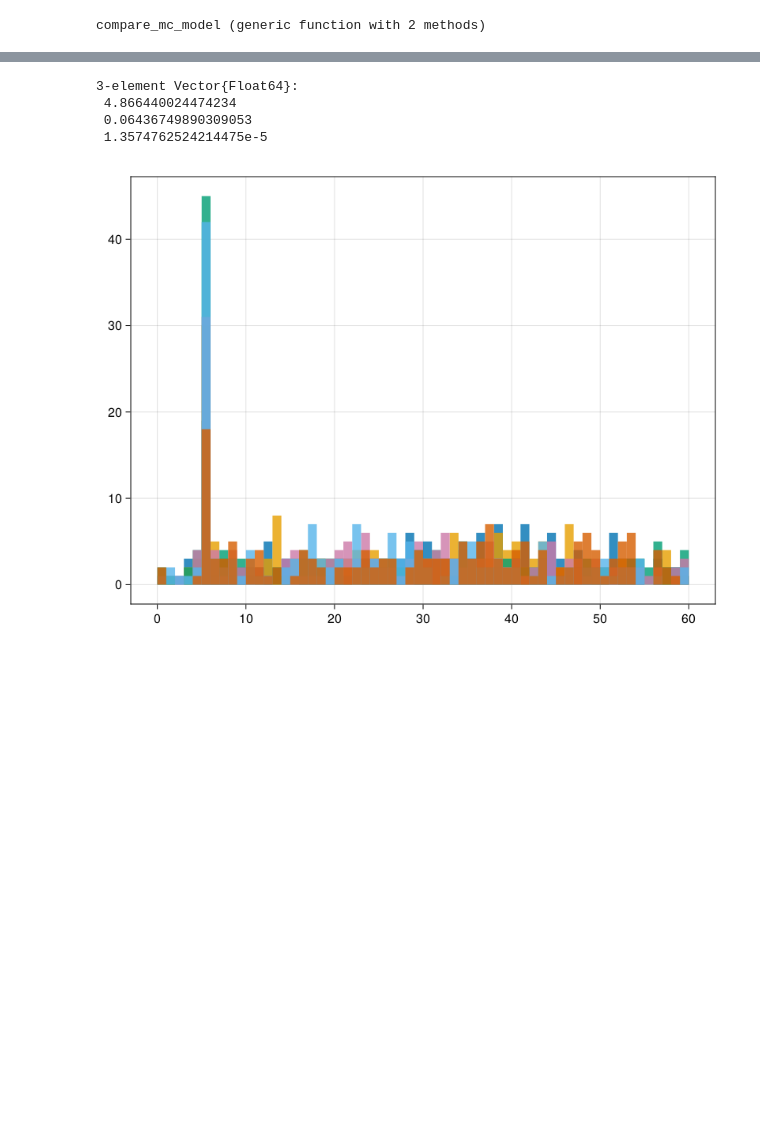
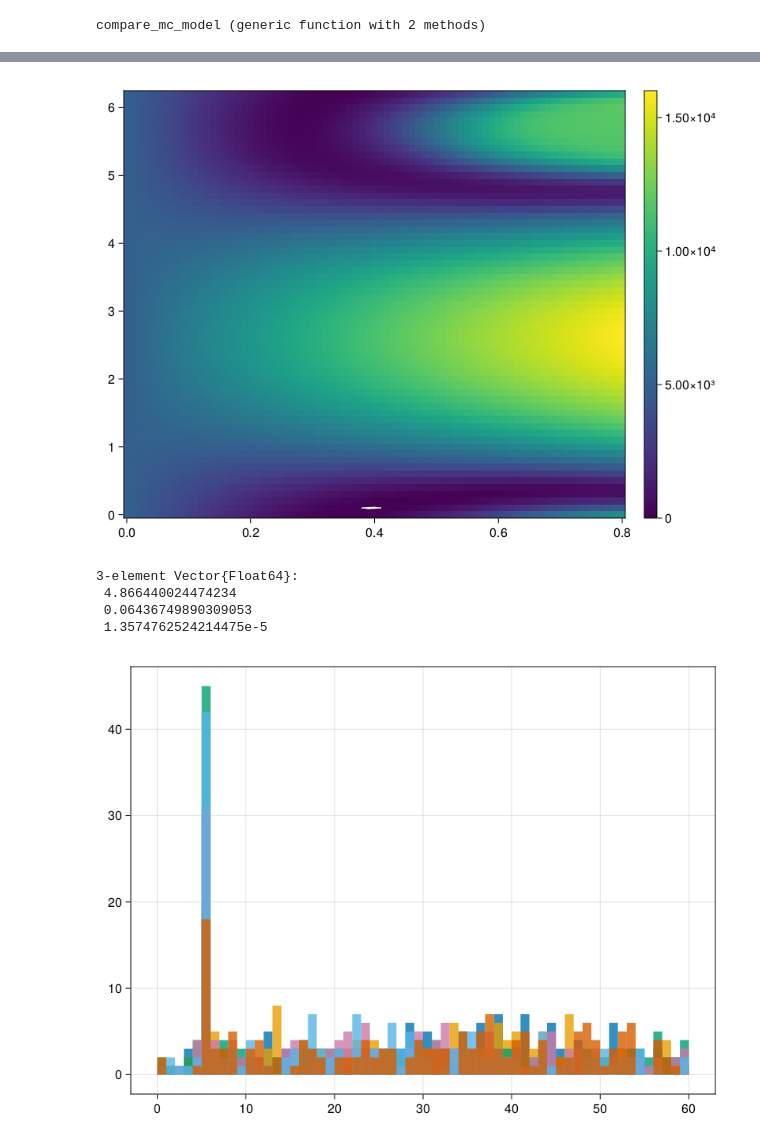
Before and after one commit to chrhck/NeutrinoTelescopes, a Jupyter notebook: notebooks/surrogate_checks.ipynb, the cells around one changed output, grey strips where cells are left out. Saved outputs shown, nothing was run; the diff lists cells and outputs as text; code cells hidden in the pictures; blank space fills up the shorter version.

```diff
--- a/notebooks/surrogate_checks.ipynb
+++ b/notebooks/surrogate_checks.ipynb
@@ -212,9 +236,9 @@ models = Dict(
     "FULL" => joinpath(@__DIR__, "../assets/rq_spline_model_l2_0_FULL_FNL.bson")
 )
 
+targets_single = [make_pone_module(@SVector[10.0, 10.0, 10.0], 1)]
+targets_line = make_detector_line(@SVector[0.0, 0.0, 0.0], 20, 50)
+targets_hex = make_hex_detector(3, 50, 20, 50, truncate=1)
 
-
-target = make_pone_module(@SVector[0.0, 0.0, 0.0], 1)
-targets = make_detector_line(@SVector[0.0, 0.0, 0.0], 20, 50)
-#targets = make_hex_detector(3, 50, 20, 50, truncate=1)
+detectors = Dict("Single" => targets_single, "Line" =>targets_line, "Hex" => targets_hex)
 # %% [output]
@@ -289,3 +394,25 @@ heatmap(zens, azis, llh2d)
+# %%
+pos = SA[10., 10., -10.]
+theta = 0.4
+phi = 0.1
+rng = MersenneTwister(31338)
+#targets_range = [target]
+targets_range = [t for t in targets_hex if norm(t.position .- pos) < 200]
+samples = sample_cascade_event(5E4, theta, phi, pos, 0.; targets=targets_range, model=model, tf_vec=tf_dict, rng=rng)
+
+zens = theta-0.4:0.01:theta+0.4
+azis = 0:0.1:2*pi
+
+llh2d = single_cascade_likelihood.(log10(5E4), zens, permutedims(azis), Ref(pos), 0.; samples=samples, targets=targets_range, model=model, tf_vec=tf_dict)
+rellh = maximum(llh2d) .- llh2d
+fig = Figure()
+ax = Axis(fig[1, 1])
+hm = heatmap!(ax, zens, azis, rellh)
+contour!(ax, zens, azis, rellh, levels=[1, 4, 9], color=:white)
+Colorbar(fig[1, 2], hm)
+fig
+# %% [output]
+[figure, added]
 # %%
 
 
```
Also changed, not shown: parts of 14 cells of this notebook, 5 other files.
